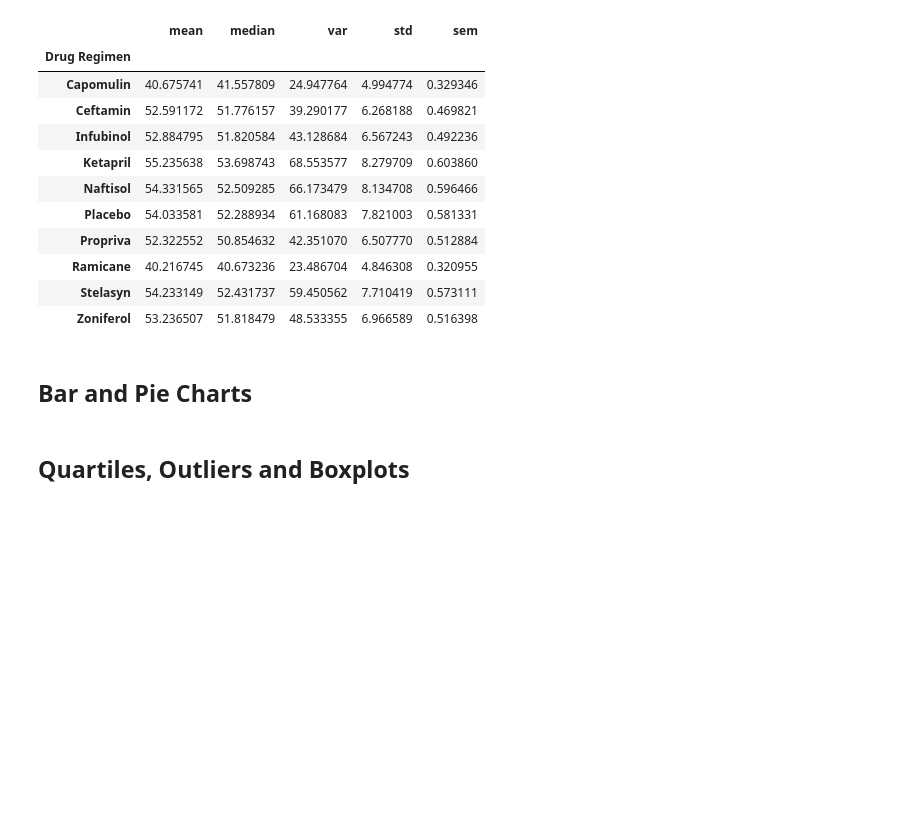
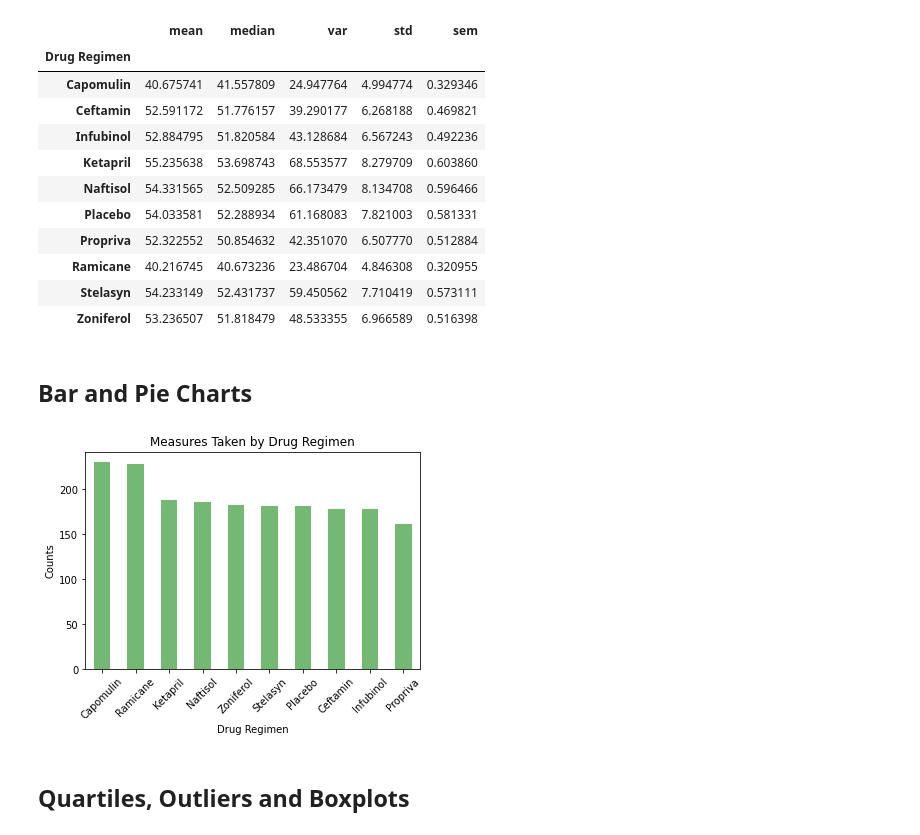
Before and after one commit to austin3216/matplotlib-challenge, a Jupyter notebook: pymaceuticals_starter.ipynb, the cells around one changed output. Cells and saved outputs as stored; diff of their text form; code cells hidden in the pictures; blank space fills up the shorter version.

Commit message:
bar plot - pandas

```diff
--- a/pymaceuticals_starter.ipynb
+++ b/pymaceuticals_starter.ipynb
@@ -134,6 +134,18 @@ mouse_study_df.groupby('Drug Regimen')['Tumor Volume (mm3)'].aggregate(['mean',
 ## Bar and Pie Charts
 # %%
 # Generate a bar plot showing the total number of measurements taken on each drug regimen using pandas.
+
+# TODO --> figure out sorting of drug regimen by value count
+
+measures = mouse_study_df['Drug Regimen'].value_counts()
+measures.plot(kind='bar', alpha=.55, facecolor='green', rot='45')
+plt.title('Measures Taken by Drug Regimen')
+plt.xlabel('Drug Regimen')
+plt.ylabel('Counts')
+plt.tight_layout
+plt.show()
+# %% [output]
+[figure, added]
 # %%
 # Generate a bar plot showing the total number of measurements taken on each drug regimen using pyplot.
 # %%
```
